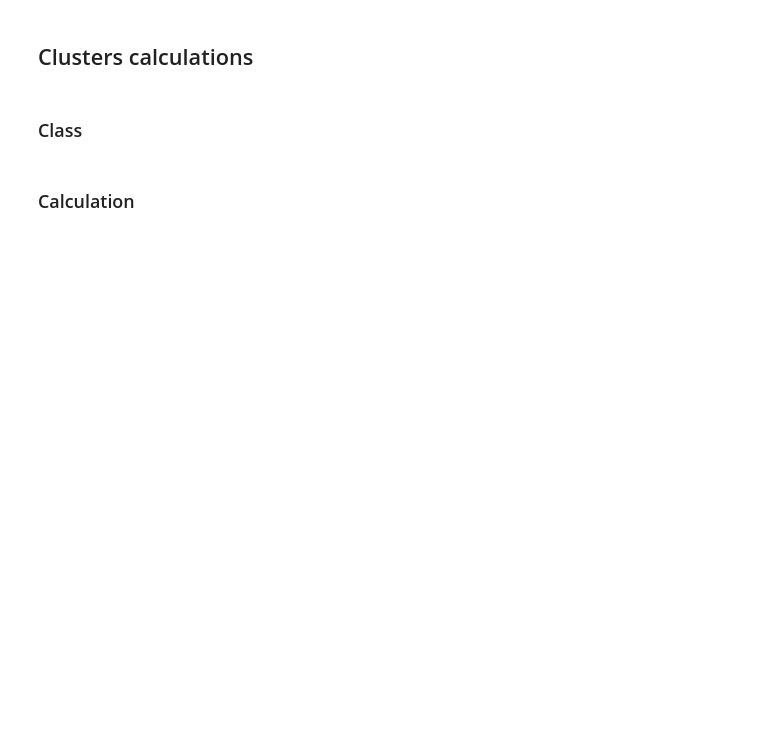
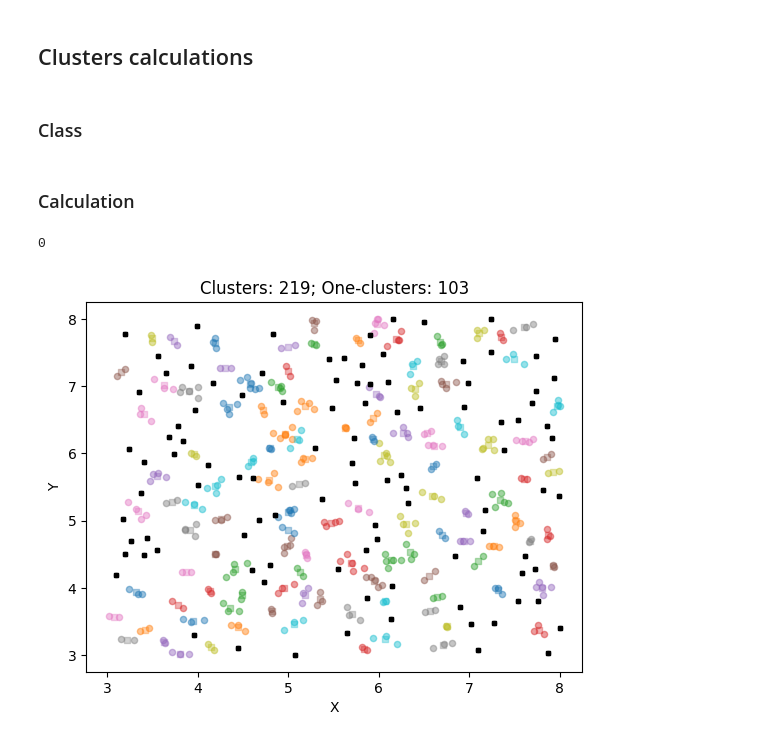
Before and after one commit to NemoNology/Experimental-data-processing, a Jupyter notebook: Lab-s/6/Jupyter-project/Cluster analysis.ipynb, the cells around one changed output. Saved outputs shown, nothing was run; the diff lists cells and outputs as text; code cells hidden in the pictures; blank space fills up the shorter version.

```diff
--- a/Lab-s/6/Jupyter-project/Cluster analysis.ipynb
+++ b/Lab-s/6/Jupyter-project/Cluster analysis.ipynb
@@ -21,14 +21,17 @@ CLUSTER_MAX_RADIUS = 0.15
 # %% [markdown]
 ### Values genarate
 # %%
-P = np.array([[set() for j in range(LEN_POINTS_GROUP)] for i in range(LEN_DATA)])
+P = np.array([[set() for j in range(LEN_POINTS_GROUP)]
+                for i in range(LEN_DATA)])
 for i in range(LEN_DATA):
     for j in range(LEN_POINTS_GROUP):
-        x = np.random.uniform(POINT_COORDINATE_MIN_VALUE, POINT_COORDINATE_MAX_VALUE)
-        y = np.random.uniform(POINT_COORDINATE_MIN_VALUE, POINT_COORDINATE_MAX_VALUE)
+        x = np.random.uniform(POINT_COORDINATE_MIN_VALUE,
+                                POINT_COORDINATE_MAX_VALUE)
+        y = np.random.uniform(POINT_COORDINATE_MIN_VALUE,
+                                POINT_COORDINATE_MAX_VALUE)
         P[i, j] = (x, y)
 
-P_FULL = P.reshape(LEN_DATA * LEN_POINTS_GROUP)
+P_FULL = P.reshape(LEN_POINTS)
 # %% [markdown]
 ### Raw plot
 # %%
@@ -93,49 +98,59 @@ class Cluster2D:
 # %%
 from IPython.display import clear_output
 
-center_value = np.average([POINT_COORDINATE_MIN_VALUE, POINT_COORDINATE_MAX_VALUE])
 P_FULL_LIST = P_FULL.tolist()
+
 
 def CalculateMaxes(points: np.ndarray, claster_max_radius: float = CLUSTER_MAX_RADIUS) -> set:
     points_info = []
     m = 0
     for p in points:
         ps = []
         for p1 in points:
             distance = np.sqrt((p[0] - p1[0])**2 + (p[1] - p1[1])**2)
             if (distance > 0 and distance <= claster_max_radius):
                 ps.append(p1)
         lps = len(ps)
         if (lps > 0):
-            points_info.append((p, ps, lps))
+            points_info.append((p, lps))
         if (lps > m):
             m = lps
     if (len(points_info) > 1):
         for pi in points_info:
-            if (pi[2] == m):
-                return (pi[0], pi[1])
-    p0 = points[0]
-    return (p0, [p0])
+            if (pi[1] == m):
+                return pi[0]
+    return points[0]
 
-# for p in P_FULL:
-#     plt.scatter(p[0], p[1], c='gray', alpha=0.25)
 
-while (len(P_FULL_LIST) > 1):
-    mp, points = CalculateMaxes(P_FULL_LIST)
-    c = Cluster2D(CLUSTER_MAX_RADIUS, mp, points)
+clusters_counter = 0
+oneclusters_counter = 0
+radius = CLUSTER_MAX_RADIUS
+
+while (len(P_FULL_LIST) > 0):
+    mp = CalculateMaxes(P_FULL_LIST, radius)
+    c = Cluster2D(radius, mp, P_FULL_LIST)
     c.K_Means()
     x, y = [], []
-    for p in points:
+    for p in c.Points:
         P_FULL_LIST.remove(p)
         x.append(p[0])
         y.append(p[1])
-    centroid_color = plt.scatter(c.Centroid[0], c.Centroid[1], marker='s').get_edgecolor()
-    plt.scatter(x, y, c=centroid_color, alpha=0.45)
+    lp = len(c.Points)
+    info = [25, 0.35, None, 20] if lp > 1 else [10, 1.0, 'black', 10]
+    centroid_color = plt.scatter(
+        c.Centroid[0], c.Centroid[1], info[0], info[2], marker='s', alpha=info[1]).get_edgecolor()
+    plt.scatter(x, y, info[3], c=centroid_color, alpha=0.45)
+    clusters_counter += 1
+    if (lp == 1):
+        oneclusters_counter += 1
     clear_output()
     print(len(P_FULL_LIST))
-    # plt.pause(0.001)
 
-plt.title('Clusters')
+
+plt.title(f'Clusters: {clusters_counter}; One-clusters: {oneclusters_counter}')
 plt.ylabel('Y')
 plt.xlabel('X')
 plt.show()
+# %% [output]
+0
+[figure, added]
```
Also changed, not shown: parts of 1 cell of this notebook.
